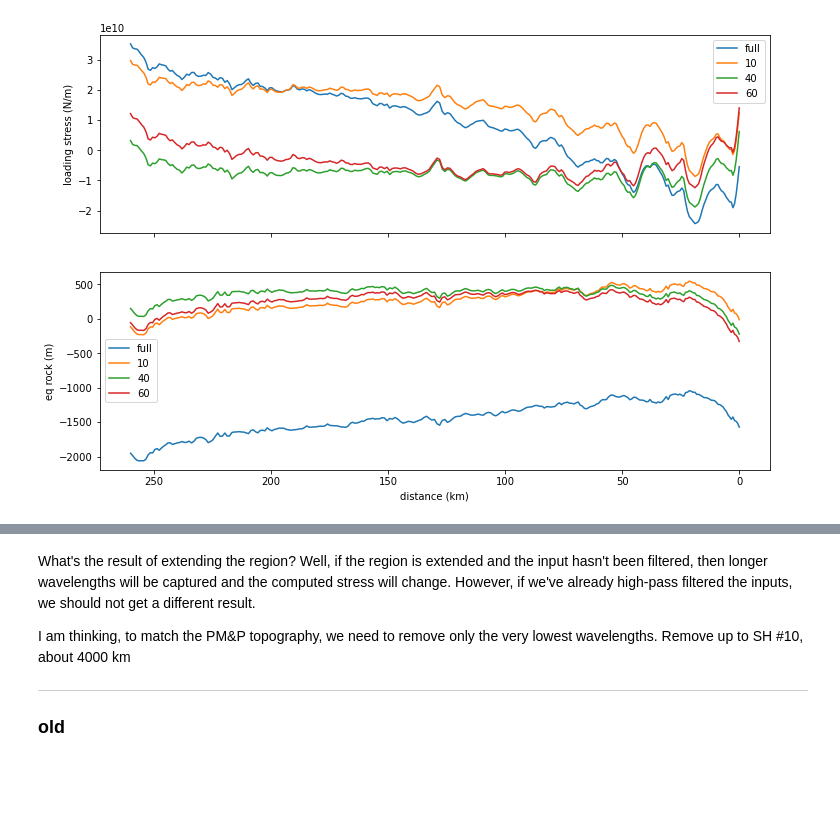
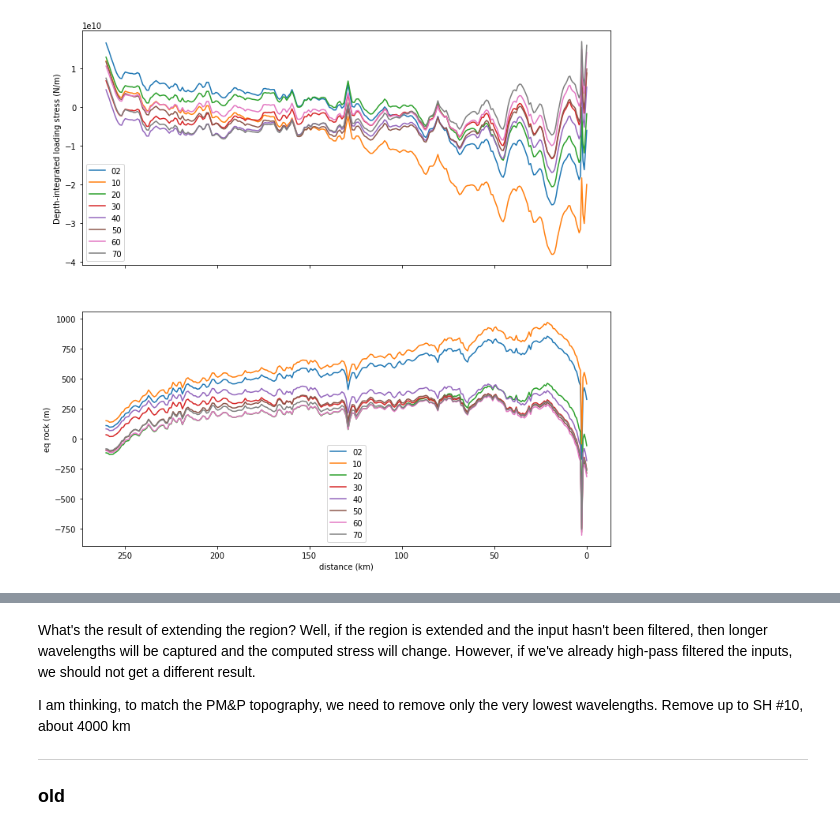
Before and after one commit to hughaharper/seesaw-propagators, a Jupyter notebook: projects/08_stress/loading-profiles.ipynb, the cells around one changed output, grey strips where cells are left out. Cells and saved outputs as stored; diff of their text form; code cells hidden in the pictures; blank space fills up the shorter version.

```diff
--- a/projects/08_stress/loading-profiles.ipynb
+++ b/projects/08_stress/loading-profiles.ipynb
@@ -30,26 +30,26 @@ def get_ridge_eqrk_topo(ridgeFile,gridFile):
     return ridge_eqrk_topo
 # %%
 gridDirPrefix = 'stress_grds/'
-gridDirList = ['extended/','extended_filt_10/','extended_filt_40/','extended_filt_60/']
+filt_list = ['02','10','20','30','40','50','60','70']
+gridDirList = ['extended_filt_{}/'.format(i) for i in filt_list]
 topoDir = '/Users/huharper/03_topo-stress/'
-topoList = ['galapagos.extended.nc','galapagos.extended.1.10.nc',
-           'galapagos.extended.40.50.nc','galapagos.extended.60.70.nc']
-labels = ['full','10','40','60']
+topoList = ['topo.eqrk.{}.nc'.format(i) for i in filt_list]
 
-fig, ax = plt.subplots(2,1,sharex=True,figsize=(12,8))
-for grid,topo,label in zip(gridDirList,topoList,labels):
+fig, ax = plt.subplots(2,1,sharex=True,figsize=(12,12))
+for grid,topo,label in zip(gridDirList,topoList,filt_list):
     myFile = gridDirPrefix + grid + 'galapagos-west.txt'
     myGrid = topoDir + topo
     topo = get_ridge_eqrk_topo(myFile,myGrid)
     x, ridgeLoading = get_crack_load_one_model(myFile)
     ax[0].plot(x*1e-3,ridgeLoading,label=label)
     ax[1].plot(x*1e-3,topo,label=label)
 
-ax[0].set_ylabel('loading stress (N/m)')
+ax[0].set_ylabel('Depth-integrated loading stress (N/m)')
 ax[0].legend()
 ax[1].legend()
 ax[1].set_ylabel('eq rock (m)')
 ax[1].set_xlabel('distance (km)')
 ax[0].invert_xaxis()
+fig.savefig("figs/ridge-profiles.pdf")
 # %% [output]
-[figure, old version]
+[figure, new version]
```
Also changed, not shown: parts of 6 cells of this notebook, 3 other files.
